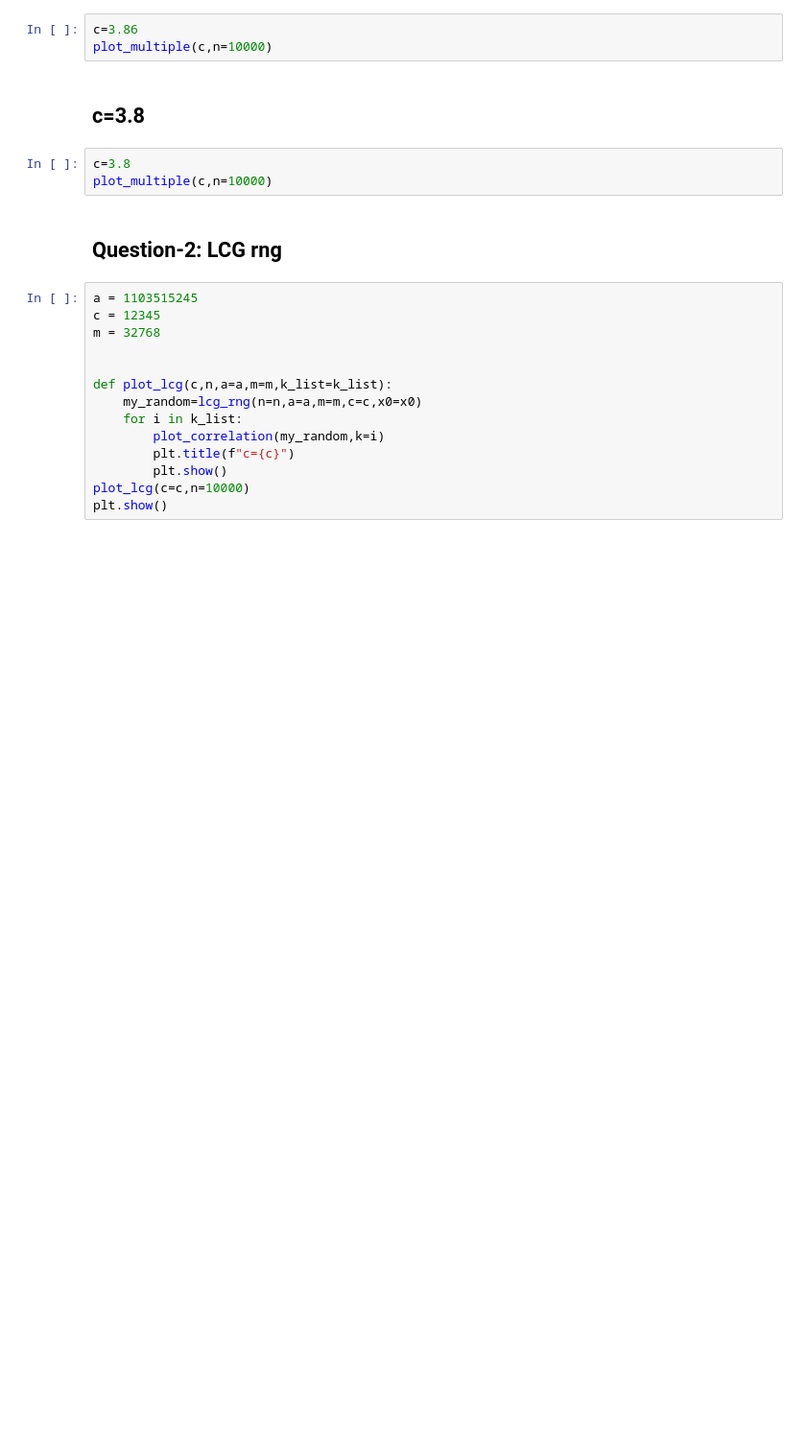
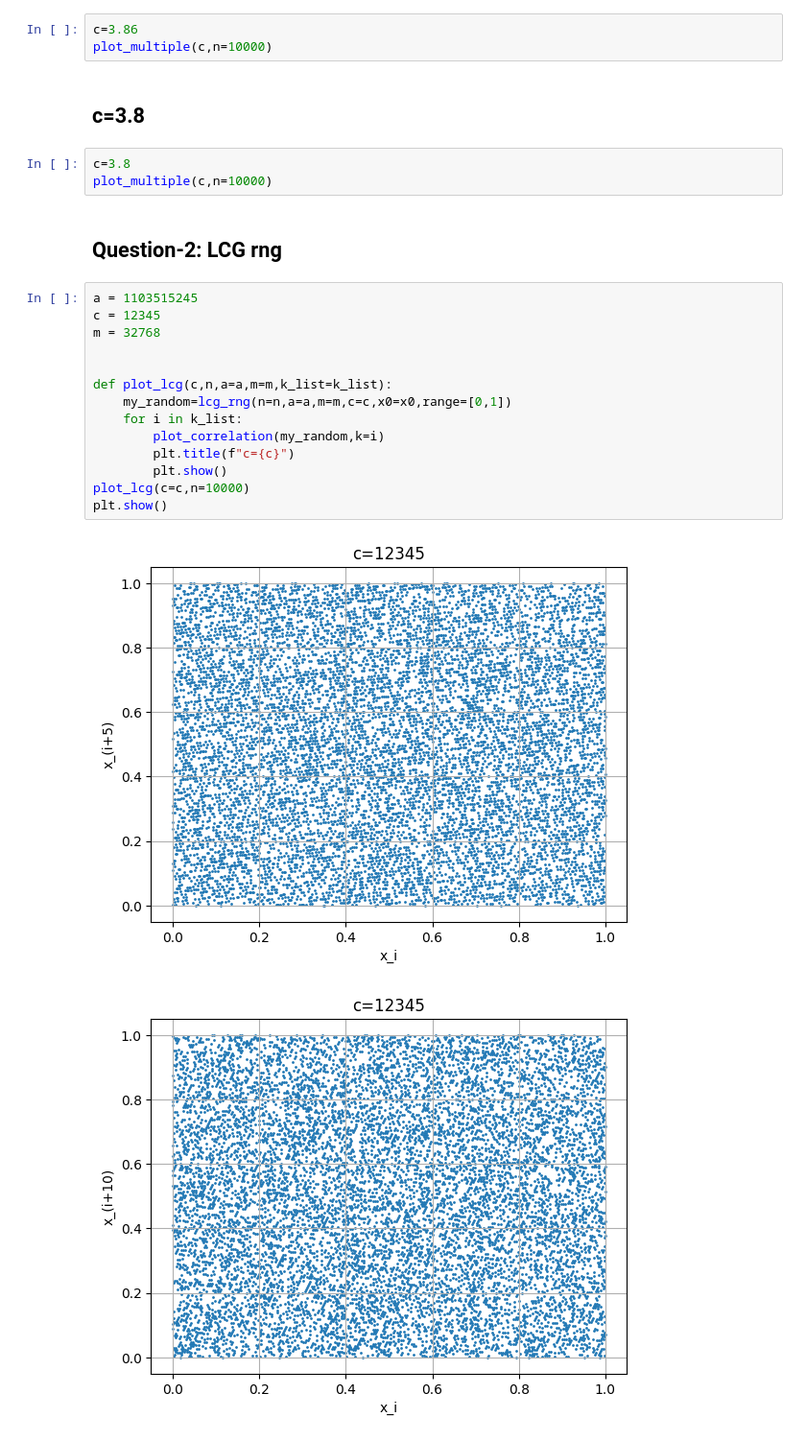
Before and after one commit to Amrithraj-K-P/computational_physics, a Jupyter notebook: assign-1/assign_1.ipynb, the cells around one changed output. Shown at 96% size. Drawn from its saved outputs; the diff is of its cells as text; blank space fills up the shorter version.

```diff
--- a/assign-1/assign_1.ipynb
+++ b/assign-1/assign_1.ipynb
@@ -61,14 +62,17 @@ plot_multiple(c,n=10000)
 # %%
 a = 1103515245
 c = 12345
 m = 32768
 
 
 def plot_lcg(c,n,a=a,m=m,k_list=k_list):
-    my_random=lcg_rng(n=n,a=a,m=m,c=c,x0=x0)
+    my_random=lcg_rng(n=n,a=a,m=m,c=c,x0=x0,range=[0,1])
     for i in k_list:
         plot_correlation(my_random,k=i)
         plt.title(f"c={c}")
         plt.show()
 plot_lcg(c=c,n=10000)
 plt.show()
+# %% [output]
+[figure, added]
+[figure, added]
```
Also changed, not shown: parts of 3 cells of this notebook, 4 other files.
